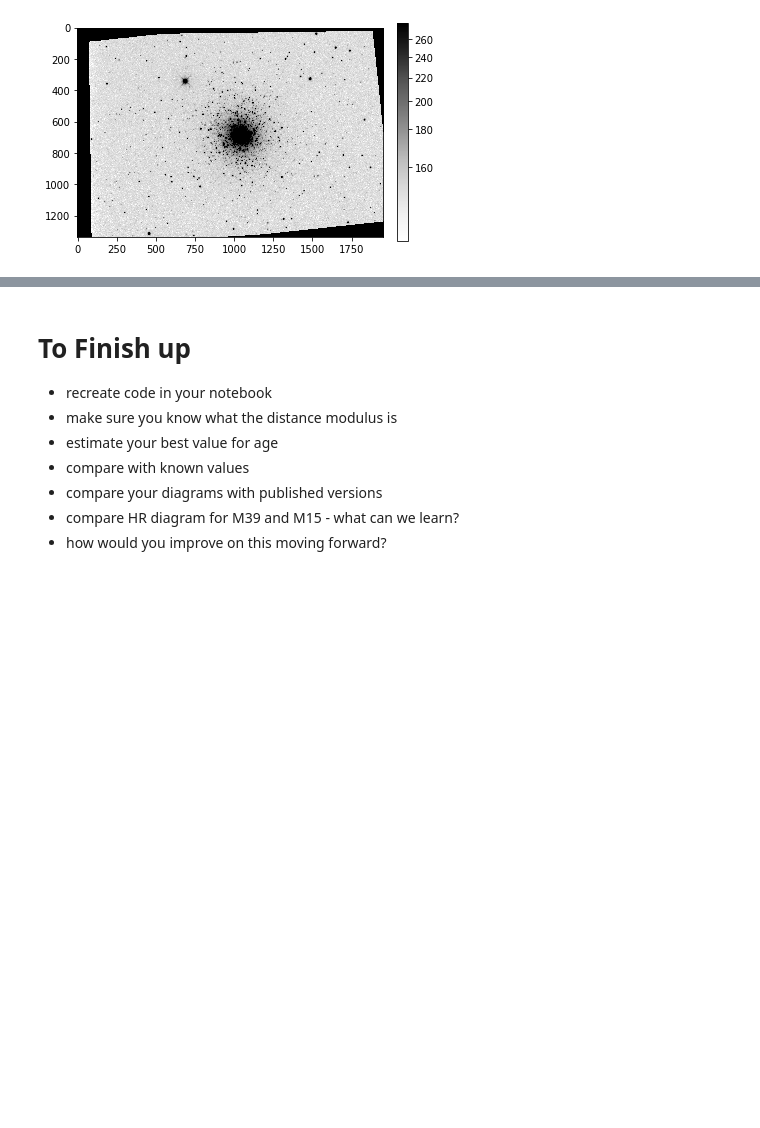
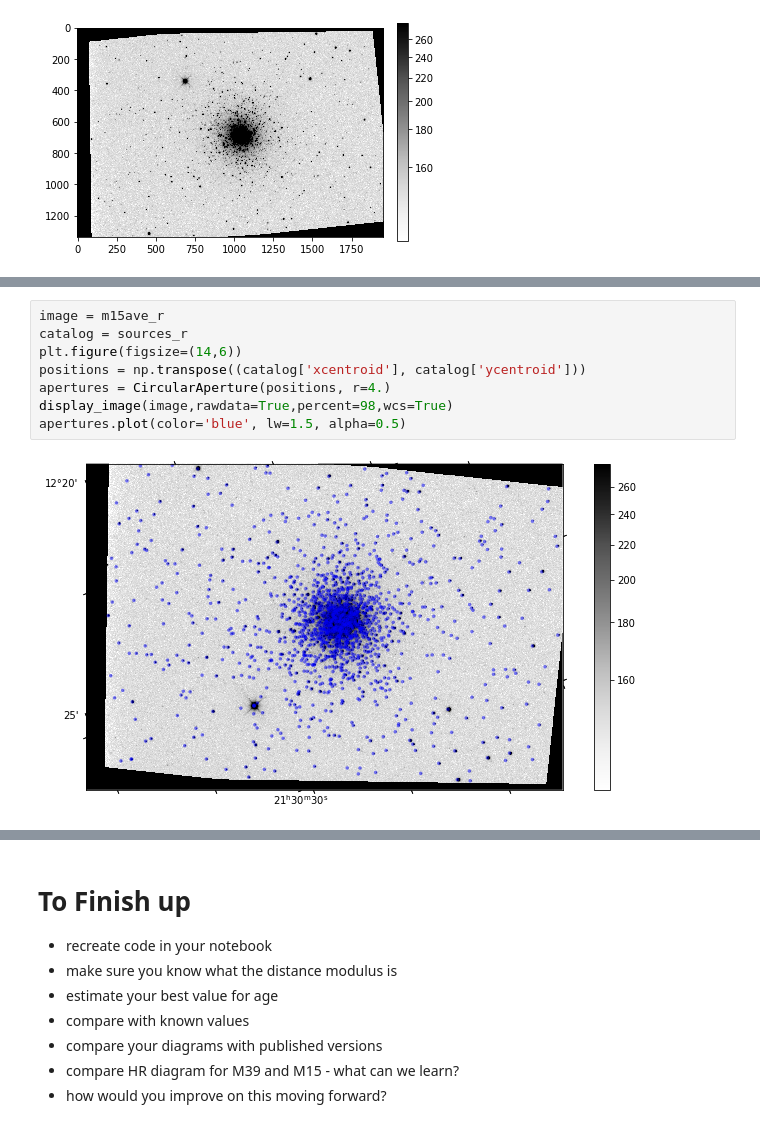
Before and after one commit to rfinn/obsastro, a Jupyter notebook: notebooks/HR-diagram.ipynb, the cells around one changed output, grey strips where cells are left out. Cells and saved outputs as stored; diff of their text form; blank space fills up the shorter version.

```diff
--- a/notebooks/HR-diagram.ipynb
+++ b/notebooks/HR-diagram.ipynb
@@ -261,6 +280,16 @@ rmag_m15 = 17. + (sources_r['mag'])[matchflag]
 # %% [output]
 WARNING: Input data contains invalid values (NaNs or infs), which were automatically clipped. [astropy.stats.sigma_clipping]
 WARNING: Input data contains invalid values (NaNs or infs), which were automatically clipped. [astropy.stats.sigma_clipping]
+# %%
+image = m15ave_r
+catalog = sources_r
+plt.figure(figsize=(14,6))
+positions = np.transpose((catalog['xcentroid'], catalog['ycentroid']))
+apertures = CircularAperture(positions, r=4.)
+display_image(image,rawdata=True,percent=98,wcs=True)
+apertures.plot(color='blue', lw=1.5, alpha=0.5)
+# %% [output]
+[figure, added]
 # %%
 plt.figure()
 plt.plot(vmag_m15-rmag_m15,vmag_m15,'ko',markersize=4,alpha=.2,label='M15')
```
Also changed, not shown: parts of 6 cells of this notebook.
